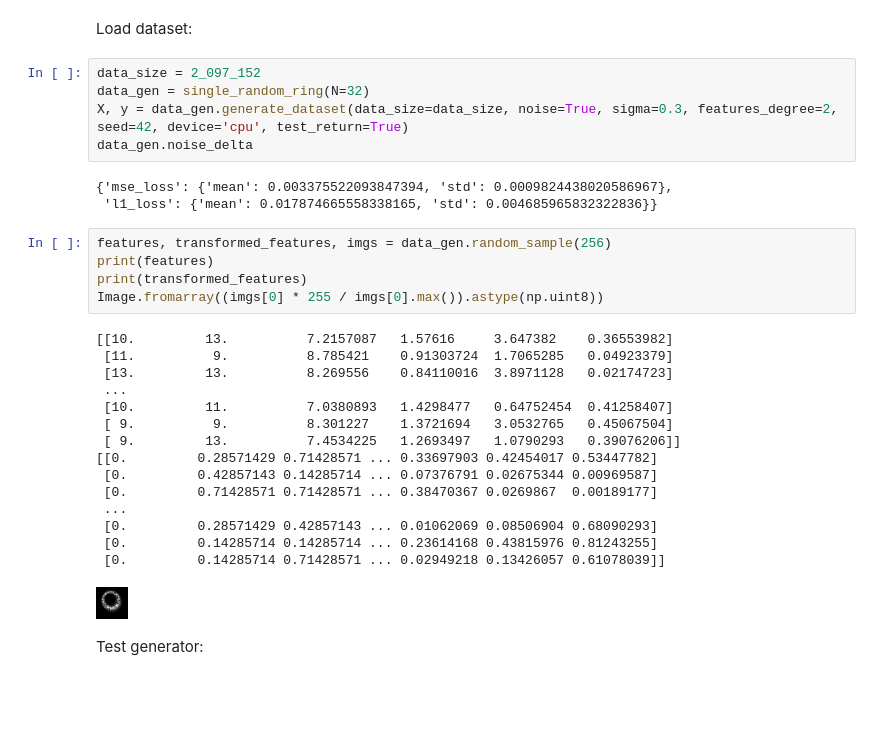
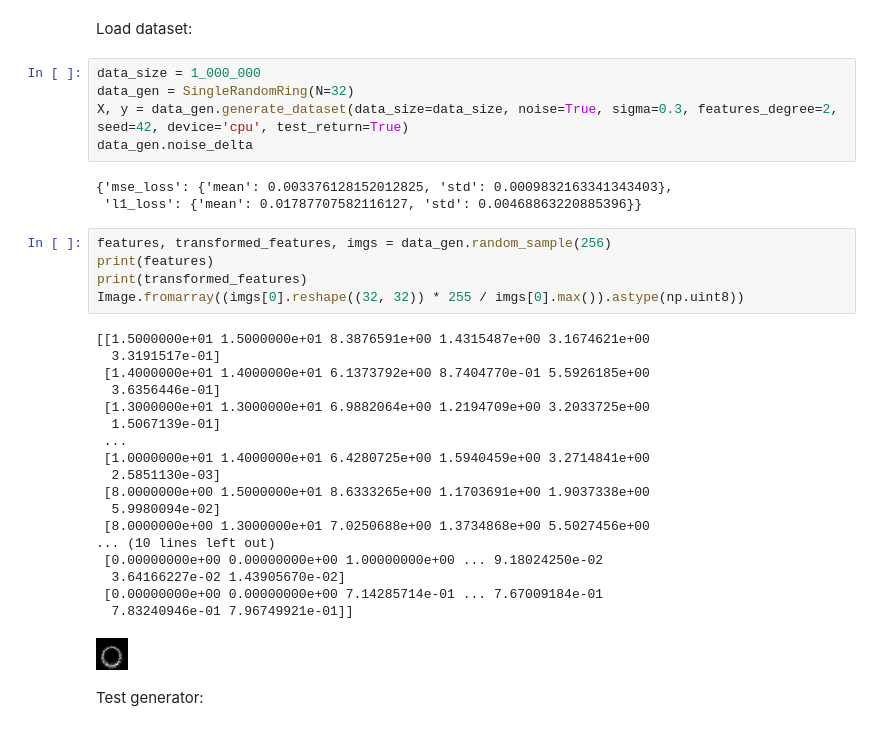
Before and after one commit to Bloomistell/DGBaN, a Jupyter notebook: test_model.ipynb, the cells around one changed output. Cells and saved outputs as stored; diff of their text form; blank space fills up the shorter version.

```diff
--- a/test_model.ipynb
+++ b/test_model.ipynb
@@ -22,34 +25,37 @@ from utils import *
 # %% [markdown]
 Load dataset:
 # %%
-data_size = 2_097_152
-data_gen = single_random_ring(N=32)
+data_size = 1_000_000
+data_gen = SingleRandomRing(N=32)
 X, y = data_gen.generate_dataset(data_size=data_size, noise=True, sigma=0.3, features_degree=2, seed=42, device='cpu', test_return=True)
 data_gen.noise_delta
 # %% [output]
-{'mse_loss': {'mean': 0.003375522093847394, 'std': 0.0009824438020586967},
- 'l1_loss': {'mean': 0.017874665558338165, 'std': 0.004685965832322836}}
+{'mse_loss': {'mean': 0.003376128152012825, 'std': 0.0009832163341343403},
+ 'l1_loss': {'mean': 0.01787707582116127, 'std': 0.00468863220885396}}
 # %%
 features, transformed_features, imgs = data_gen.random_sample(256)
 print(features)
 print(transformed_features)
-Image.fromarray((imgs[0] * 255 / imgs[0].max()).astype(np.uint8))
+Image.fromarray((imgs[0].reshape((32, 32)) * 255 / imgs[0].max()).astype(np.uint8))
 # %% [output]
-[[10.         13.          7.2157087   1.57616     3.647382    0.36553982]
- [11.          9.          8.785421    0.91303724  1.7065285   0.04923379]
- [13.         13.          8.269556    0.84110016  3.8971128   0.02174723]
+[[1.5000000e+01 1.5000000e+01 8.3876591e+00 1.4315487e+00 3.1674621e+00
+  3.3191517e-01]
+ [1.4000000e+01 1.4000000e+01 6.1373792e+00 8.7404770e-01 5.5926185e+00
+  3.6356446e-01]
+ [1.3000000e+01 1.3000000e+01 6.9882064e+00 1.2194709e+00 3.2033725e+00
+  1.5067139e-01]
  ...
- [10.         11.          7.0380893   1.4298477   0.64752454  0.41258407]
- [ 9.          9.          8.301227    1.3721694   3.0532765   0.45067504]
- [ 9.         13.          7.4534225   1.2693497   1.0790293   0.39076206]]
-[[0.         0.28571429 0.71428571 ... 0.33697903 0.42454017 0.53447782]
- [0.         0.42857143 0.14285714 ... 0.07376791 0.02675344 0.00969587]
- [0.         0.71428571 0.71428571 ... 0.38470367 0.0269867  0.00189177]
- ...
- [0.         0.28571429 0.42857143 ... 0.01062069 0.08506904 0.68090293]
- [0.         0.14285714 0.14285714 ... 0.23614168 0.43815976 0.81243255]
- [0.         0.14285714 0.71428571 ... 0.02949218 0.13426057 0.61078039]]
+ [1.0000000e+01 1.4000000e+01 6.4280725e+00 1.5940459e+00 3.2714841e+00
+  2.5851130e-03]
+ [8.0000000e+00 1.5000000e+01 8.6333265e+00 1.1703691e+00 1.9037338e+00
+  5.9980094e-02]
+ [8.0000000e+00 1.3000000e+01 7.0250688e+00 1.3734868e+00 5.5027456e+00
+... (10 lines left out)
+ [0.00000000e+00 0.00000000e+00 1.00000000e+00 ... 9.18024250e-02
+  3.64166227e-02 1.43905670e-02]
+ [0.00000000e+00 0.00000000e+00 7.14285714e-01 ... 7.67009184e-01
+  7.83240946e-01 7.96749921e-01]]
-[figure, old version]
+[figure, new version]
 # %% [markdown]
 Test generator:
 # %%
```
Also changed, not shown: parts of 8 cells of this notebook, 2 other files.
